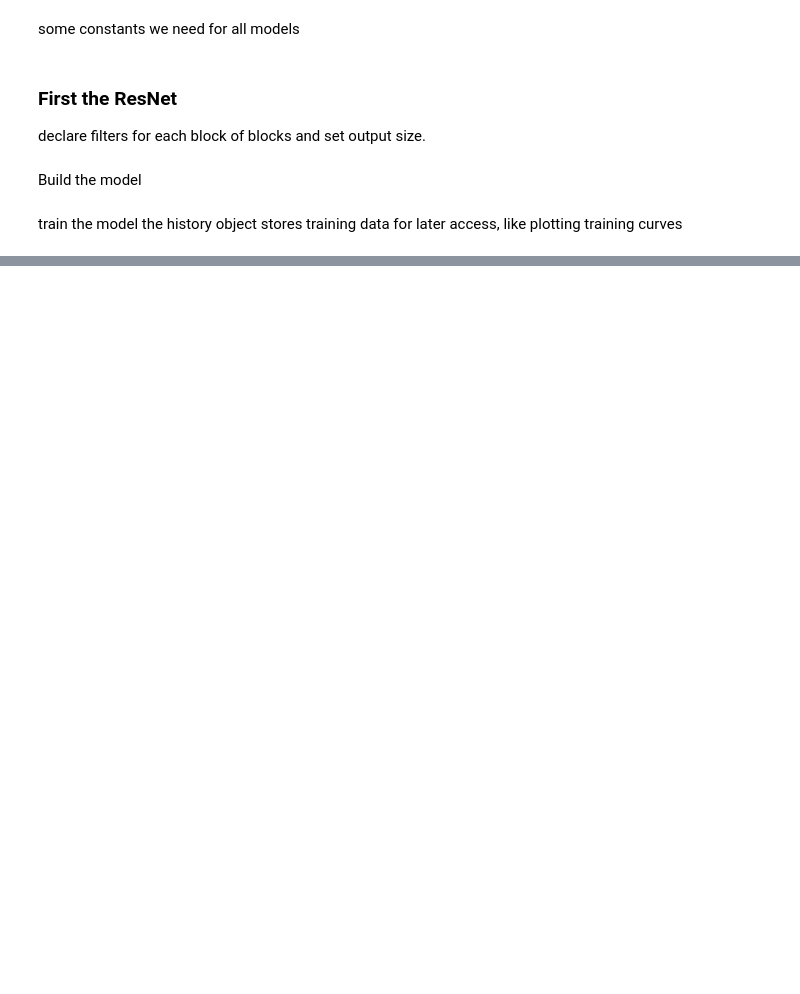
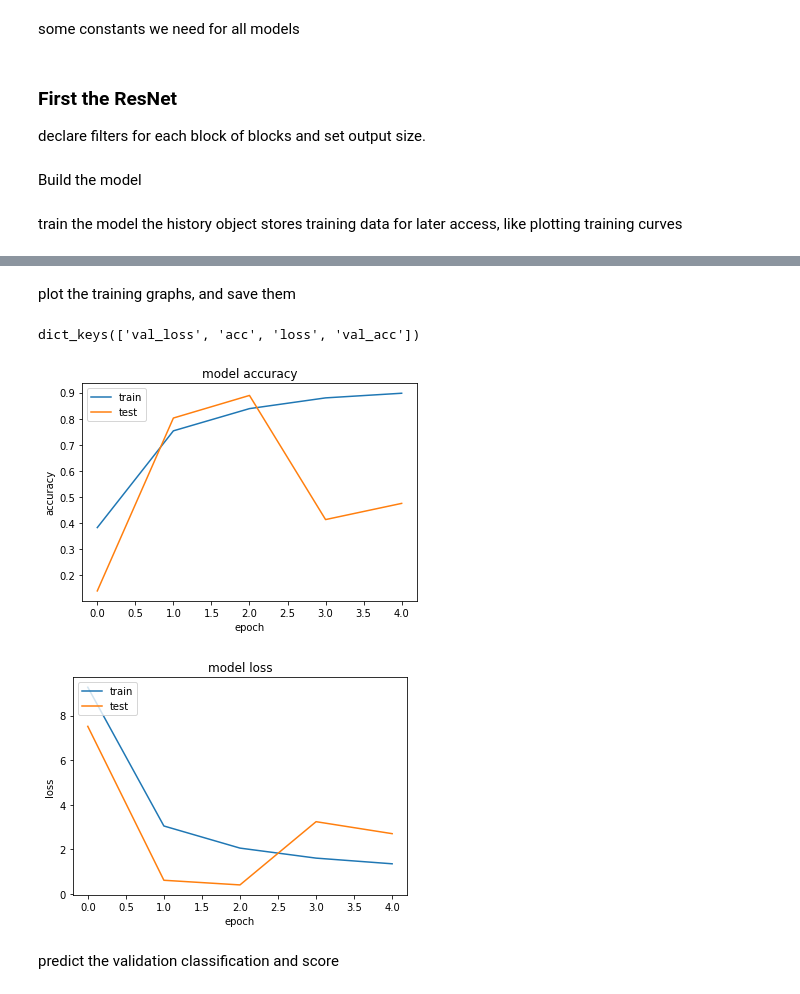
Before and after one commit to chrisdinant/speech, a Jupyter notebook: train.ipynb, the cells around one changed output, grey strips where cells are left out. Saved outputs shown, nothing was run; the diff lists cells and outputs as text; code cells hidden in the pictures; blank space fills up the shorter version.

Commit message:
prep plus train

```diff
--- a/train.ipynb
+++ b/train.ipynb
@@ -26,0 +34,7 @@ classes = ['yes', 'no', 'up', 'down', 'left', 'right', 'on', 'off', 'stop', 'go'
+# %%
+def get_class_weights(y):
+    counter = Counter(y)
+    majority = max(counter.values())
+    return  {cls: float(majority/count) for cls, count in counter.items()}
+
+class_weights = get_class_weights(Y_train)
@@ -37,7 +66,7 @@ filters_list = [8,16,32]
 output_size = 12
 
 #adjust these strings for organizeing the saved files
-date = '1301'
+date = '1003'
 arch = 'resnet8_16_32'
 # %% [markdown]
 Build the model
@@ -54,7 +83,7 @@ plot_model(sr.m,
            show_shapes = True)
 # %%
 #callbacks, remember to make folders to store files
-checkpointer = ModelCheckpoint(filepath='./models/{}_{}.h5'.format(arch, date),
+checkpointer = ModelCheckpoint(filepath='./models/{}_{}_best.h5'.format(arch, date),
                                verbose=0,
                                save_best_only=True)
 
@@ -71,7 +100,7 @@ the history object stores training data for later access, like plotting training
 history = sr.m.fit(X_train,
                    to_categorical(Y_train),
                    batch_size = batch_size,
-                   epochs = 25,
+                   epochs = 5,
                    verbose = 1, shuffle = True,
                    class_weight = class_weights,
                    validation_data = (X_val, to_categorical(Y_val)),
@@ -78,0 +122,29 @@ history = sr.m.fit(X_train,
+# %% [markdown]
+plot the training graphs, and save them
+# %%
+#%% visualize training
+print(history.history.keys())
+# summarize history for accuracy
+plt.plot(history.history['acc'])
+plt.plot(history.history['val_acc'])
+plt.title('model accuracy')
+plt.ylabel('accuracy')
+plt.xlabel('epoch')
+plt.legend(['train', 'test'], loc='upper left')
+plt.savefig('graphs/{}_{}_acc.png'.format(arch, date),bbox_inches='tight')
+plt.show()
+# summarize history for loss
+plt.plot(history.history['loss'])
+plt.plot(history.history['val_loss'])
+plt.title('model loss')
+plt.ylabel('loss')
+plt.xlabel('epoch')
+plt.legend(['train', 'test'], loc='upper left')
+plt.savefig('graphs/{}_{}_loss.png'.format(arch, date), bbox_inches='tight')
+plt.show()
+# %% [output]
+dict_keys(['val_loss', 'acc', 'loss', 'val_acc'])
+[figure, added]
+[figure, added]
+# %% [markdown]
+predict the validation classification and score
```
Also changed, not shown: parts of 9 cells of this notebook, 1 other file.
